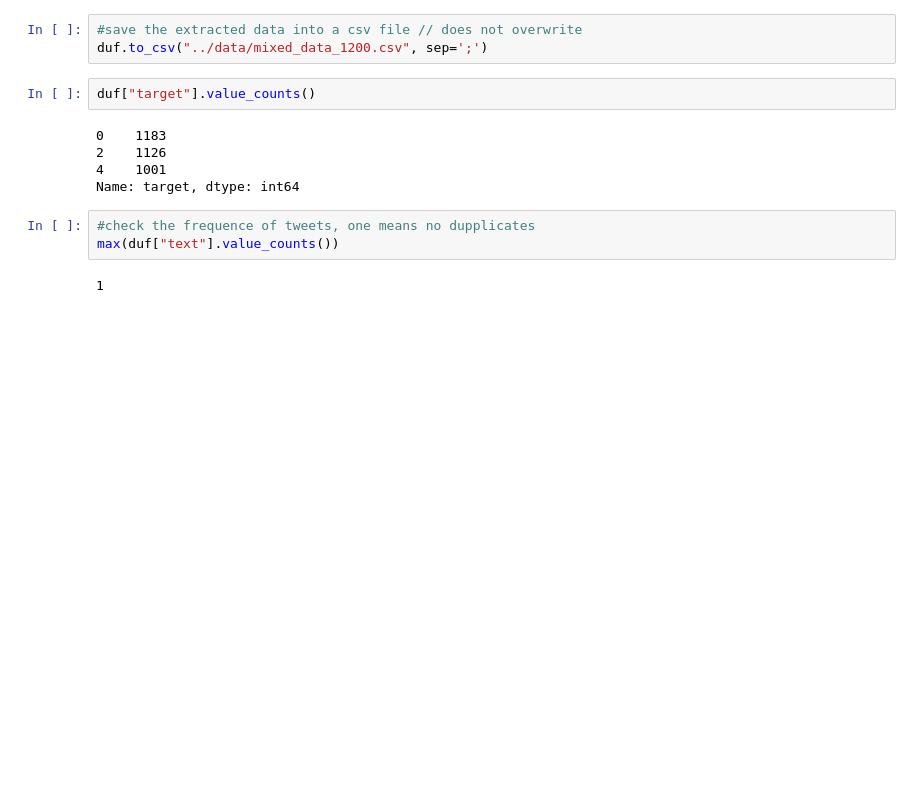
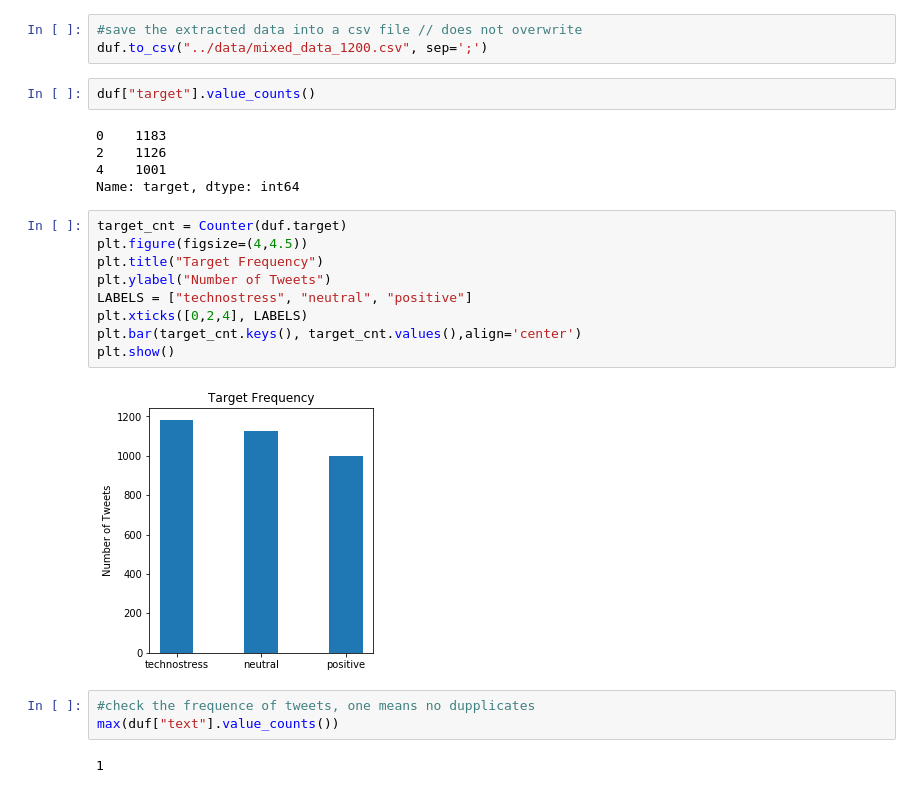
Before and after one commit to ChrisDelClea/technostress-sentiment-classification, a Jupyter notebook: preprocessing/Clean Twitter Sentiment140.ipynb, the cells around one changed output. Cells and saved outputs as stored; diff of their text form; blank space fills up the shorter version.

```diff
--- a/preprocessing/Clean Twitter Sentiment140.ipynb
+++ b/preprocessing/Clean Twitter Sentiment140.ipynb
@@ -249,6 +247,17 @@ duf["target"].value_counts()
 2    1126
 4    1001
 Name: target, dtype: int64
+# %%
+target_cnt = Counter(duf.target)
+plt.figure(figsize=(4,4.5))
+plt.title("Target Frequency")
+plt.ylabel("Number of Tweets")
+LABELS = ["technostress", "neutral", "positive"]
+plt.xticks([0,2,4], LABELS)
+plt.bar(target_cnt.keys(), target_cnt.values(),align='center')
+plt.show()
+# %% [output]
+[figure, added]
 # %%
 #check the frequence of tweets, one means no dupplicates
 max(duf["text"].value_counts())
```
Also changed, not shown: parts of 6 cells of this notebook, 1 other file.
